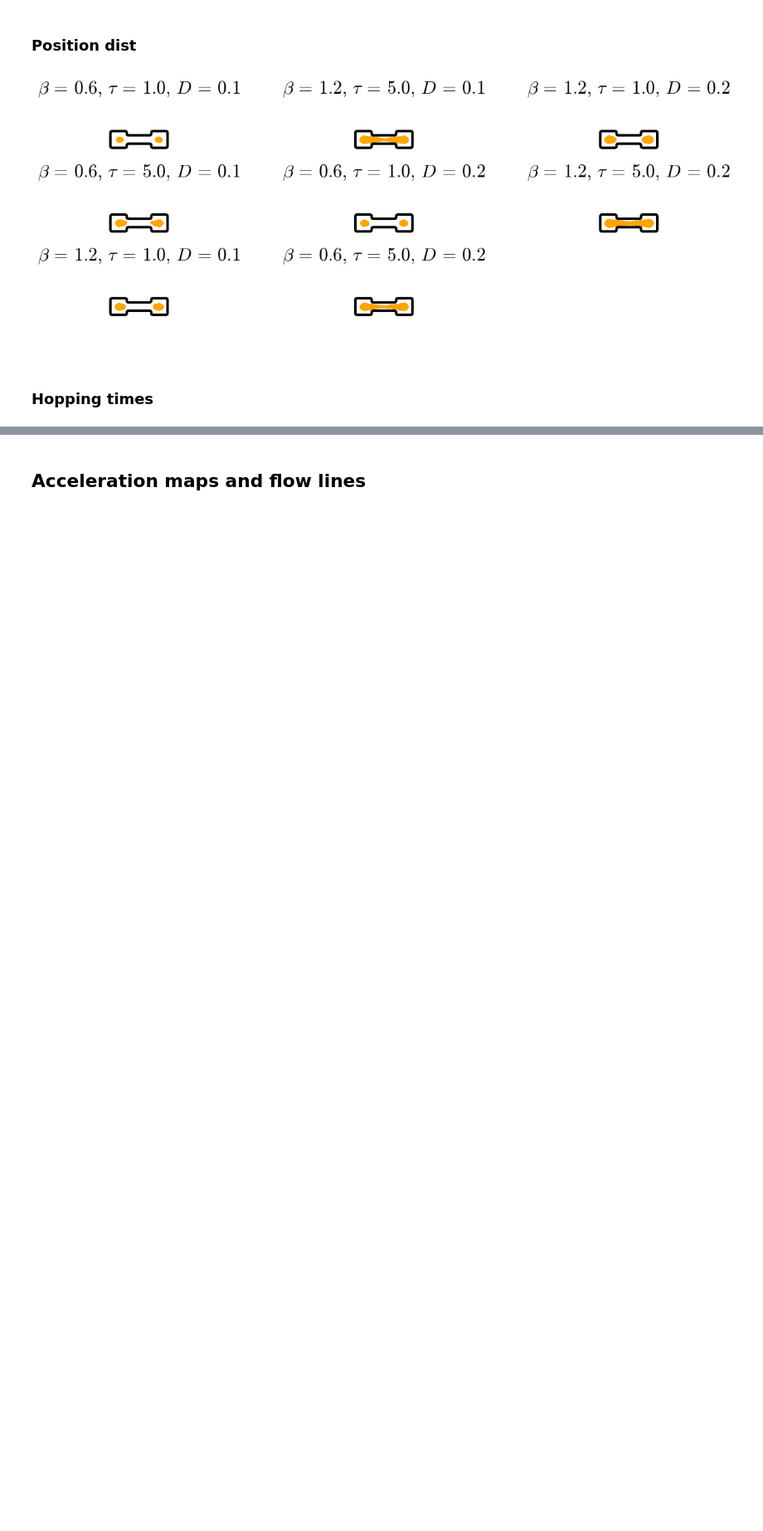
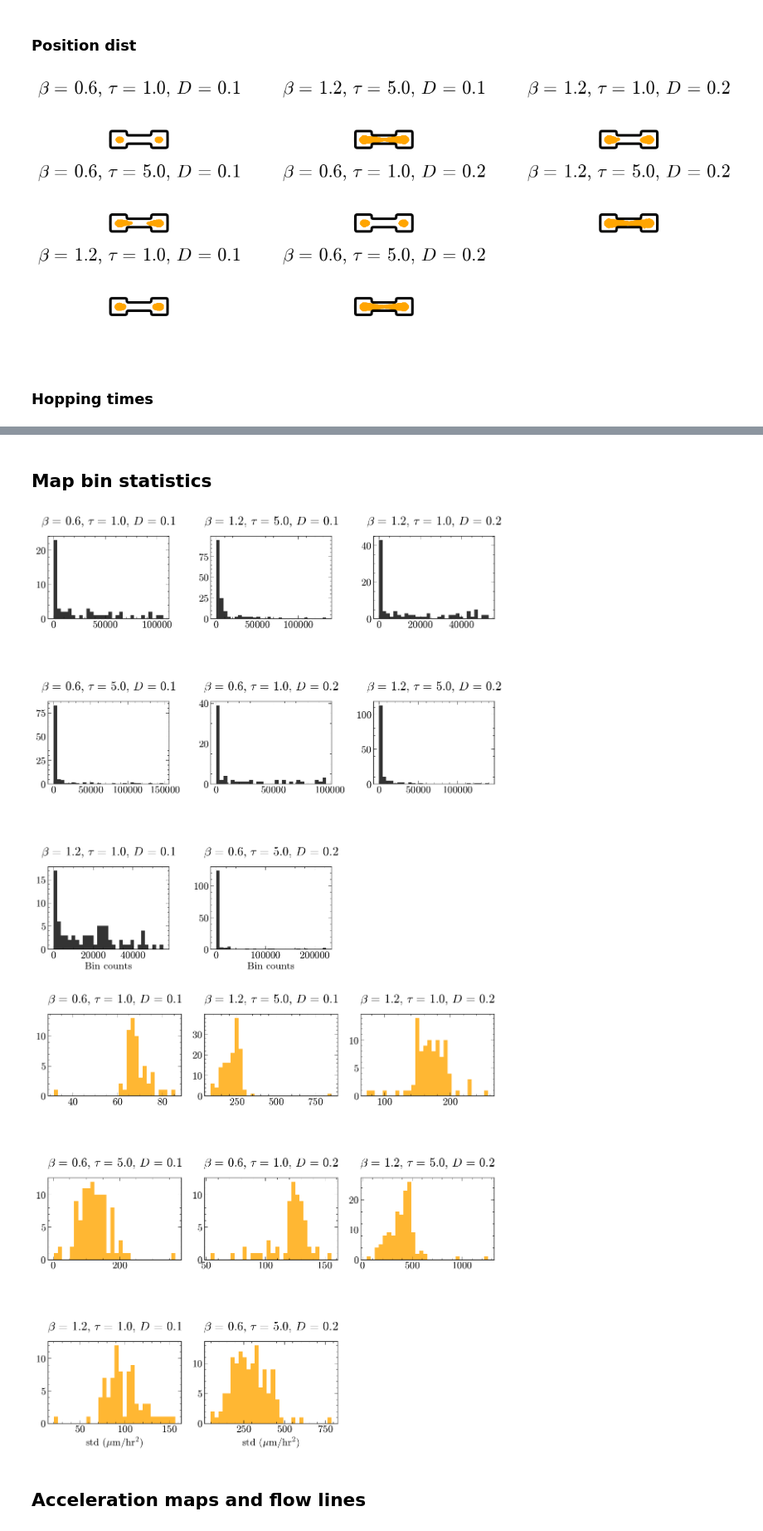
Before and after one commit to pedromzadeh/CCAM, a Jupyter notebook: driver/maps.ipynb, the cells around one changed output, grey strips where cells are left out. Shown at 83% size. Saved outputs shown, nothing was run; the diff lists cells and outputs as text; code cells hidden in the pictures; blank space fills up the shorter version.

```diff
--- a/driver/maps.ipynb
+++ b/driver/maps.ipynb
@@ -90,3 +97,68 @@ plt.show()
+# %% [markdown]
+## Map bin statistics
+# %%
+fig1, axs1 = plt.subplots(3, 3, figsize=(12, 12))
+fig2, axs2 = plt.subplots(3, 3, figsize=(12, 12))
+
+x, y = np.meshgrid([0, 1, 2], [0, 1, 2])
+global_x_v_a = []
+
+for i, j, df_gid in zip(x.flatten(), y.flatten(), data):
+    beta = df_gid.beta.iloc[0]
+    tau = df_gid.tau.iloc[0]
+    D = df_gid.D.iloc[0]
+    axs1[i, j].set_title(rf"$\beta$ = {beta}, $\tau$ = {tau}, $D$ = {D}", y=1.1)
+    axs2[i, j].set_title(rf"$\beta$ = {beta}, $\tau$ = {tau}, $D$ = {D}", y=1.1)
+
+    # x, v, a values for this entire config
+    grid_x_v_a = []
+
+    # compute speed and acc for each run
+    for rid, df_rid in df_gid.groupby("rid"):
+        x_v_a = analysis.calc_v_a_from_position(df_rid.x, df_rid["time[hr]"])
+        x_v_a["gid"] = df_rid.gid.iloc[0]
+        x_v_a["rid"] = df_rid.rid.iloc[0]
+        grid_x_v_a.append(x_v_a)
+
+    # consider the entire config to set bounds of acc field
+    grid_x_v_a = pd.concat(grid_x_v_a)
+    bounds = grid_x_v_a.agg(["min", "max"])
+    xmin, xmax = bounds["x"]
+    vmin, vmax = bounds["v"]
+
+    nbins = 14
+    dx = (xmax - xmin) / nbins
+    dv = (vmax - vmin) / nbins
+
+    x1 = ("x", xmin, dx)
+    x2 = ("v", vmin, dv)
+
+    analysis.get_bin_indices(grid_x_v_a, nbins, x1, x2)
+
+    bin_counts = grid_x_v_a.groupby(["x_bin", "v_bin"]).size().to_numpy()
+    bin_stds = grid_x_v_a.groupby(["x_bin", "v_bin"]).a.std().to_numpy()
+    axs1[i, j].hist(bin_counts, bins=30, color="black", alpha=0.8)
+    axs2[i, j].hist(bin_stds, bins=30, color="orange", alpha=0.8)
+
+    if i == 2:
+        axs1[i, j].set_xlabel("Bin counts")
+        axs2[i, j].set_xlabel(r"std ($\mu$m/hr$^2$)")
+
+    global_x_v_a.append(grid_x_v_a)
+
+axs1[2, 2].remove()
+axs2[2, 2].remove()
+
+fig1.tight_layout()
+fig1.subplots_adjust(hspace=1)
+
+fig2.tight_layout()
+fig2.subplots_adjust(hspace=1)
+
+plt.show()
+# %% [output]
+[figure, added]
+[figure, added]
 # %% [markdown]
 ## Acceleration maps and flow lines
 # %%
```
Also changed, not shown: parts of 9 cells of this notebook.
